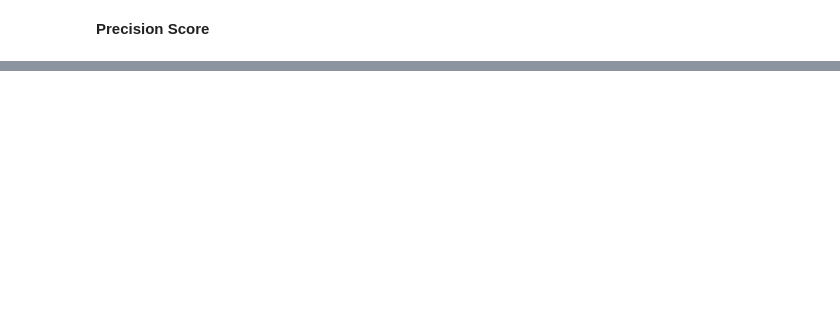
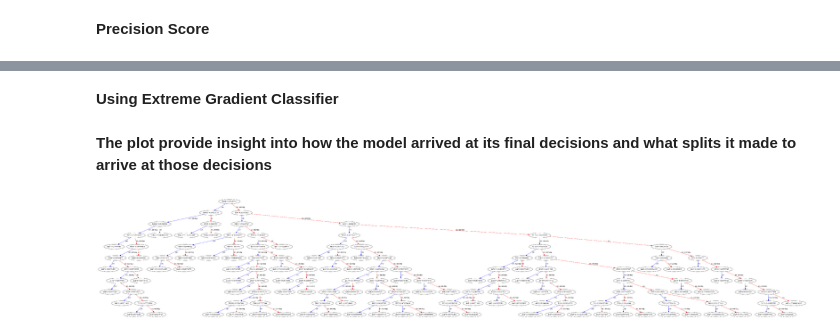
Before and after one commit to mbugua0/Twitter-NLP, a Jupyter notebook: code/tweets processing nlp.ipynb, the cells around one changed output, grey strips where cells are left out. Drawn from its saved outputs; the diff is of its cells as text; code cells hidden in the pictures; blank space fills up the shorter version.

```diff
--- a/code/tweets processing nlp.ipynb
+++ b/code/tweets processing nlp.ipynb
@@ -280,0 +281,16 @@ Precision Score :  0.6295335475698925
+# %% [markdown]
+**Using Extreme Gradient Classifier**
+# %%
+xg_reg = xgb.XGBClassifier(colsample_bytree = 0.3, learning_rate = 0.1,
+                max_depth = 10, alpha = 10, n_estimators = 100)
+# %%
+xg_reg.fit(x_train_tfidf,y_train)
+preds = xg_reg.predict(x_test_tfidf)
+# %% [markdown]
+**The plot provide insight into how the model arrived at its final decisions and what splits it made to arrive at those decisions**
+# %%
+xgb.plot_tree(xg_reg,num_trees=0)
+plt.rcParams['figure.figsize'] = [50, 10]
+plt.show()
+# %% [output]
+[figure, added]
```
Also changed, not shown: parts of 30 cells of this notebook.
